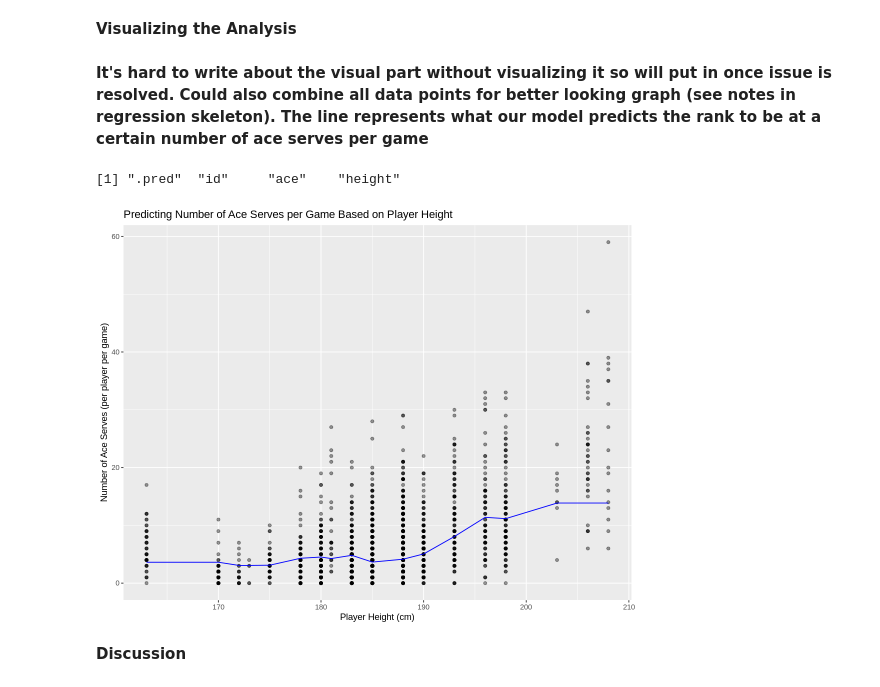
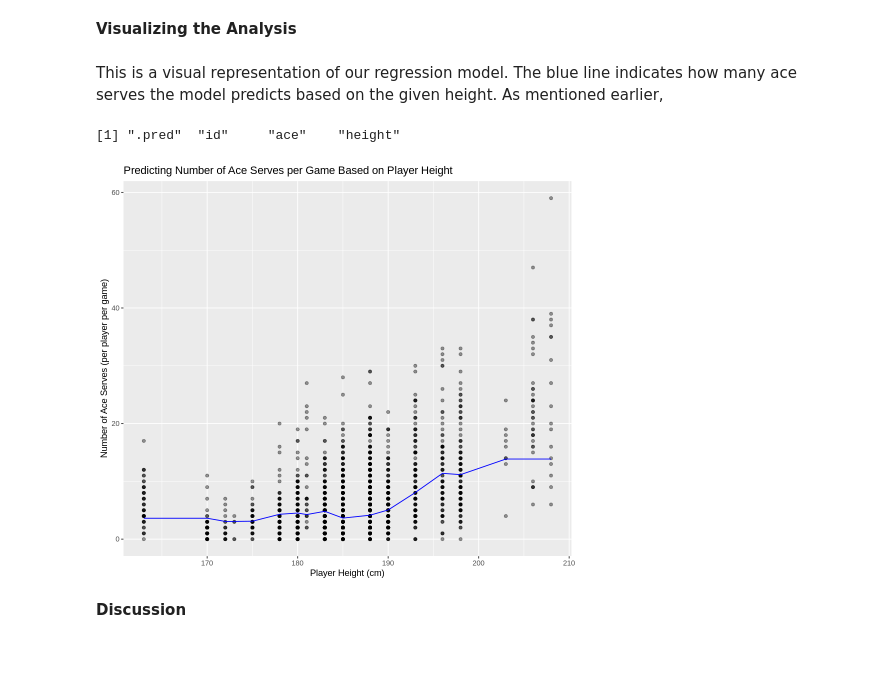
Before and after one commit to MLG0047/DSCI_100_Group_14, a Jupyter notebook: DSCI_100_006_14_Report.ipynb, the cells around one changed output. Saved outputs shown, nothing was run; the diff lists cells and outputs as text; code cells hidden in the pictures; blank space fills up the shorter version.

```diff
--- a/DSCI_100_006_14_Report.ipynb
+++ b/DSCI_100_006_14_Report.ipynb
@@ -198,24 +198,24 @@ A tibble: 3 × 3
 # %% [markdown]
 **Visualizing the Analysis**
 # %% [markdown]
-**It's hard to write about the visual part without visualizing it so will put in once issue is resolved. Could also combine all data points for better looking graph (see notes in regression skeleton). The line represents what our model predicts the rank to be at a certain number of ace serves per game**
+This is a visual representation of our regression model. The blue line indicates how many ace serves the model predicts based on the given height. As mentioned earlier,
 # %%
-options(repr.plot.width = 9, repr.plot.height = 7)
+options(repr.plot.width = 8, repr.plot.height = 7)
 
 analysis_preds<-predict(height_workflow_tuned, new_data=player_training)|>
 bind_cols(player_training)
 colnames(analysis_preds)
 
 analysis_plot<-ggplot(analysis_preds)+
 geom_point(aes(y=ace, x=height), alpha= 0.4)+
 geom_line(aes(y=.pred, x=height), color="blue")+
 xlab("Player Height (cm)")+
 ylab("Number of Ace Serves (per player per game)")+
 ggtitle("Predicting Number of Ace Serves per Game Based on Player Height")
 analysis_plot
 # %% [output]
 [1] ".pred"  "id"     "ace"    "height"
-[figure, old version]
+[figure, new version]
 # %% [markdown]
 **Discussion**
 # %% [markdown]
```
Also changed, not shown: parts of 1 cell of this notebook.
